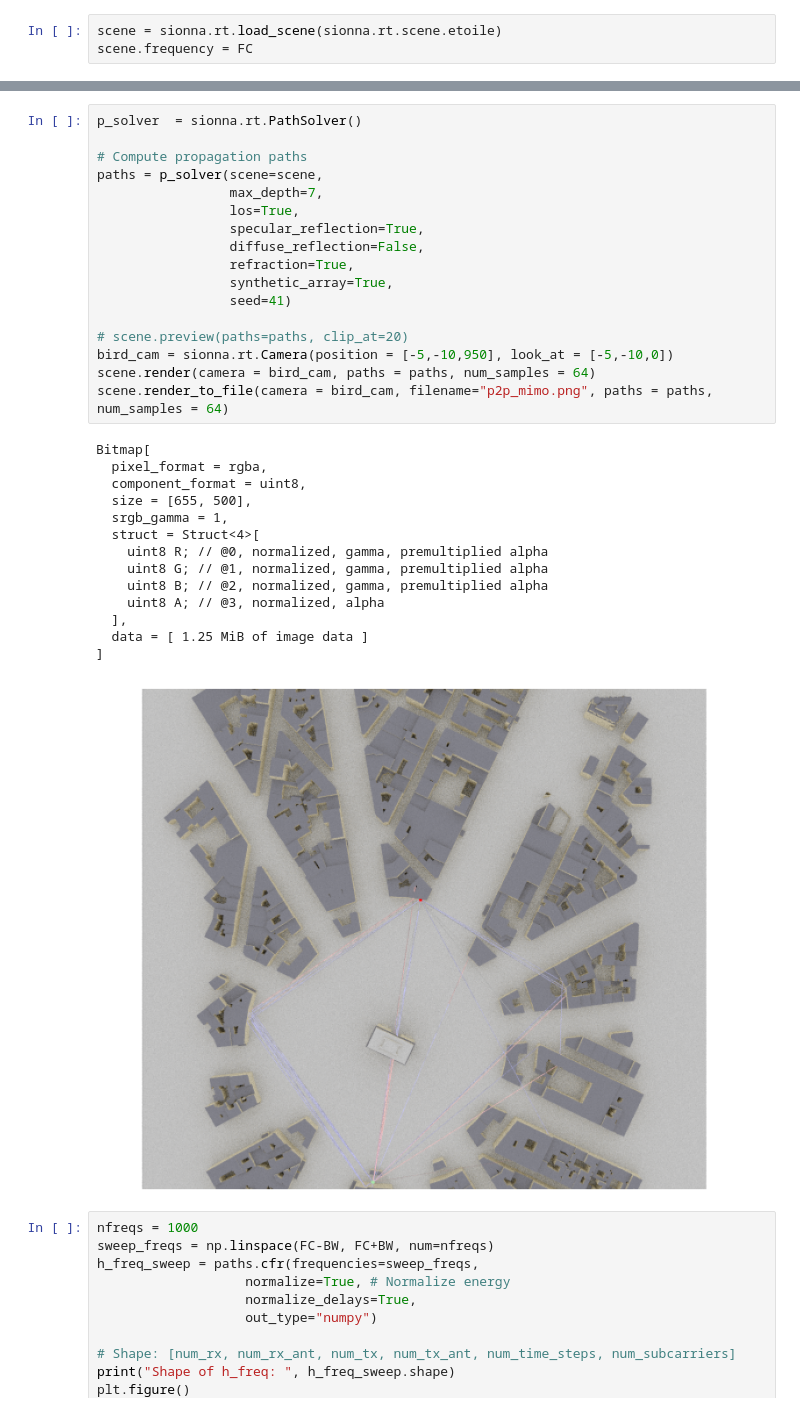
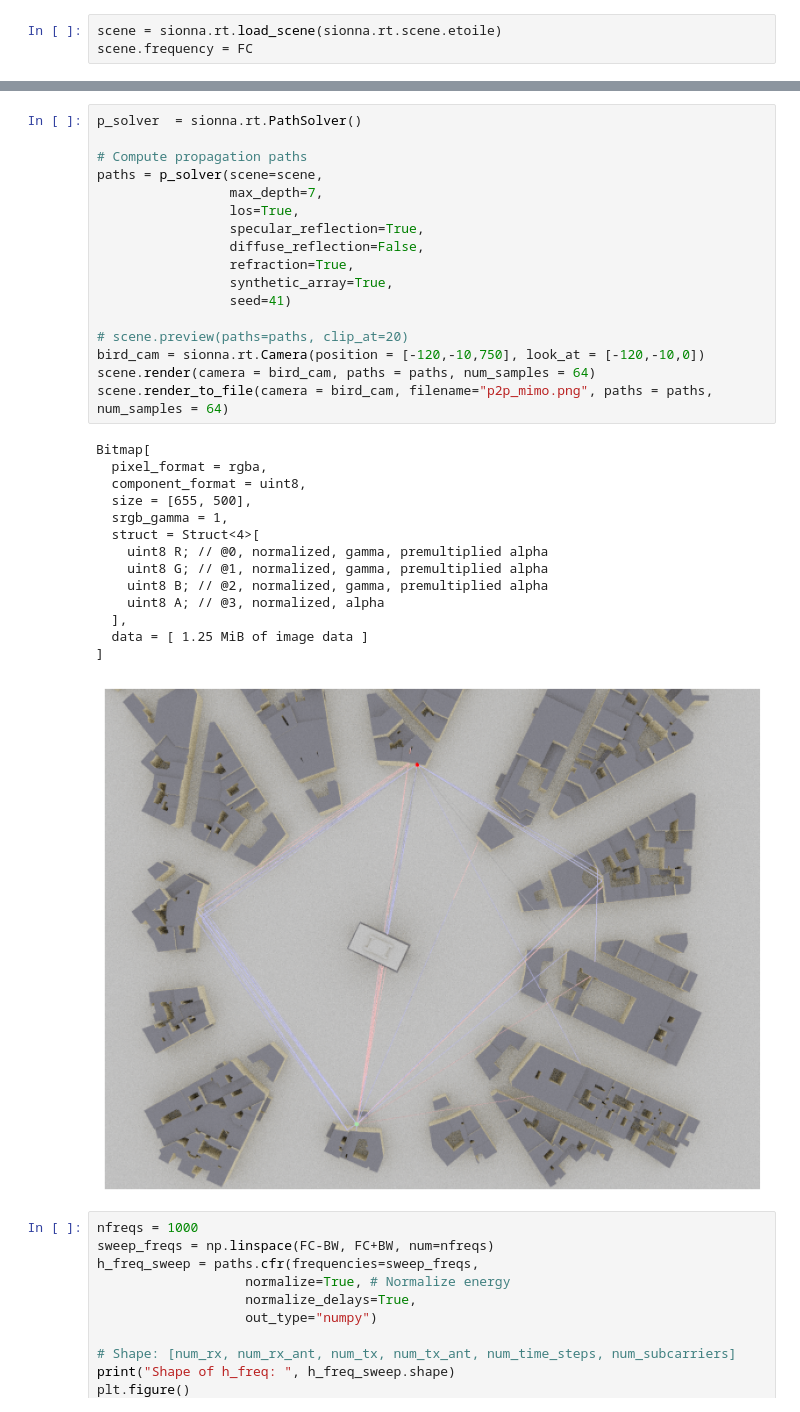
Before and after one commit to ear0/ECE575FP, a Jupyter notebook: p2p_mimo.ipynb, the cells around one changed output, grey strips where cells are left out. Drawn from its saved outputs; the diff is of its cells as text.

```diff
--- a/p2p_mimo.ipynb
+++ b/p2p_mimo.ipynb
@@ -74,35 +81,35 @@ rx.look_at(tx)
 # %%
 p_solver  = sionna.rt.PathSolver()
 
 # Compute propagation paths
 paths = p_solver(scene=scene,
                  max_depth=7,
                  los=True,
                  specular_reflection=True,
                  diffuse_reflection=False,
                  refraction=True,
                  synthetic_array=True,
                  seed=41)
 
 # scene.preview(paths=paths, clip_at=20)
-bird_cam = sionna.rt.Camera(position = [-5,-10,950], look_at = [-5,-10,0])
+bird_cam = sionna.rt.Camera(position = [-120,-10,750], look_at = [-120,-10,0])
 scene.render(camera = bird_cam, paths = paths, num_samples = 64)
 scene.render_to_file(camera = bird_cam, filename="p2p_mimo.png", paths = paths, num_samples = 64)
 # %% [output]
 Bitmap[
   pixel_format = rgba,
   component_format = uint8,
   size = [655, 500],
   srgb_gamma = 1,
   struct = Struct<4>[
     uint8 R; // @0, normalized, gamma, premultiplied alpha
     uint8 G; // @1, normalized, gamma, premultiplied alpha
     uint8 B; // @2, normalized, gamma, premultiplied alpha
     uint8 A; // @3, normalized, alpha
   ],
   data = [ 1.25 MiB of image data ]
 ]
-[figure, old version]
+[figure, new version]
 # %%
 nfreqs = 1000
 sweep_freqs = np.linspace(FC-BW, FC+BW, num=nfreqs)
```
Also changed, not shown: parts of 3 cells of this notebook, 1 other file.
